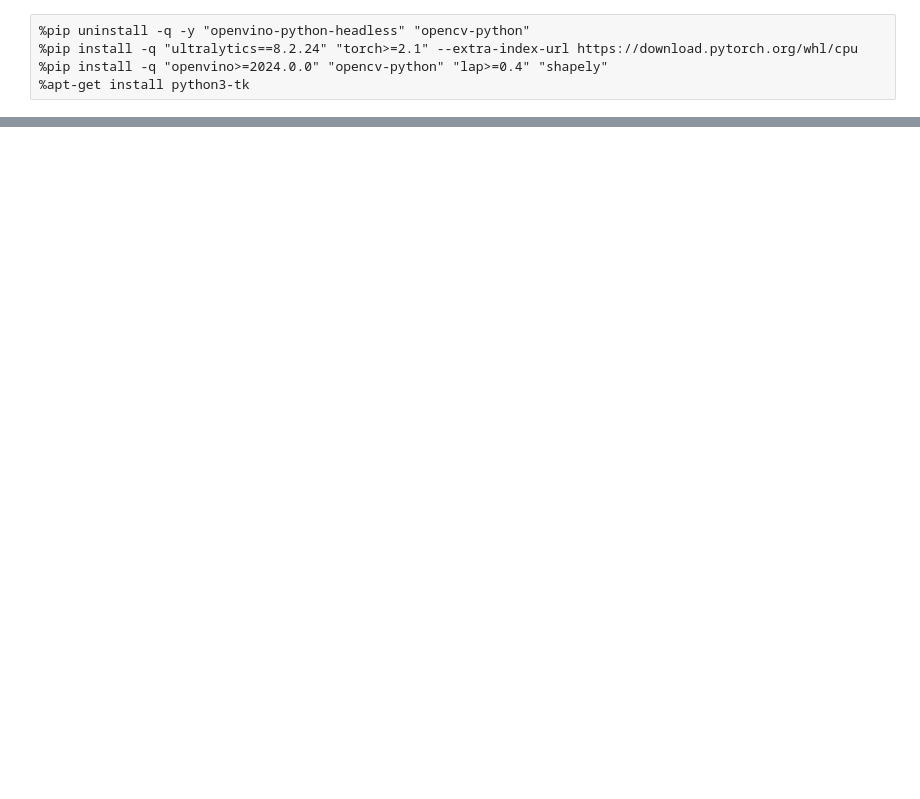
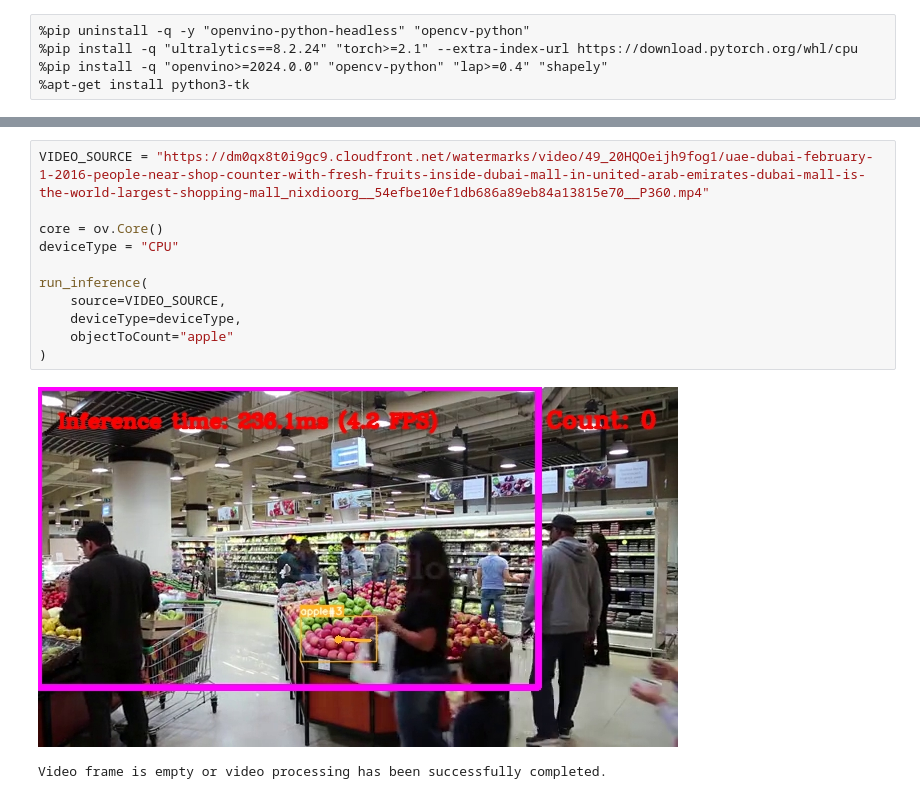
Before and after one commit to mrhoads/IPD2024, a Jupyter notebook: notebooks/countingWithDifferentClassesAndVideos.ipynb, the cells around one changed output, grey strips where cells are left out. Cells and saved outputs as stored; diff of their text form; blank space fills up the shorter version.

Commit message:
Checking in with object counting in small chuncks and also added ability to choose object.

```diff
--- a/notebooks/countingWithDifferentClassesAndVideos.ipynb
+++ b/notebooks/countingWithDifferentClassesAndVideos.ipynb
@@ -201,0 +190,14 @@ Video frame is empty or video processing has been successfully completed.
+# %%
+VIDEO_SOURCE = "https://dm0qx8t0i9gc9.cloudfront.net/watermarks/video/49_20HQOeijh9fog1/uae-dubai-february-1-2016-people-near-shop-counter-with-fresh-fruits-inside-dubai-mall-in-united-arab-emirates-dubai-mall-is-the-world-largest-shopping-mall_nixdioorg__54efbe10ef1db686a89eb84a13815e70__P360.mp4"
+
+core = ov.Core()
+deviceType = "CPU"
+
+run_inference(
+    source=VIDEO_SOURCE,
+    deviceType=deviceType,
+    objectToCount="apple"
+)
+# %% [output]
+[figure, added]
+Video frame is empty or video processing has been successfully completed.
```
Also changed, not shown: parts of 5 cells of this notebook.
